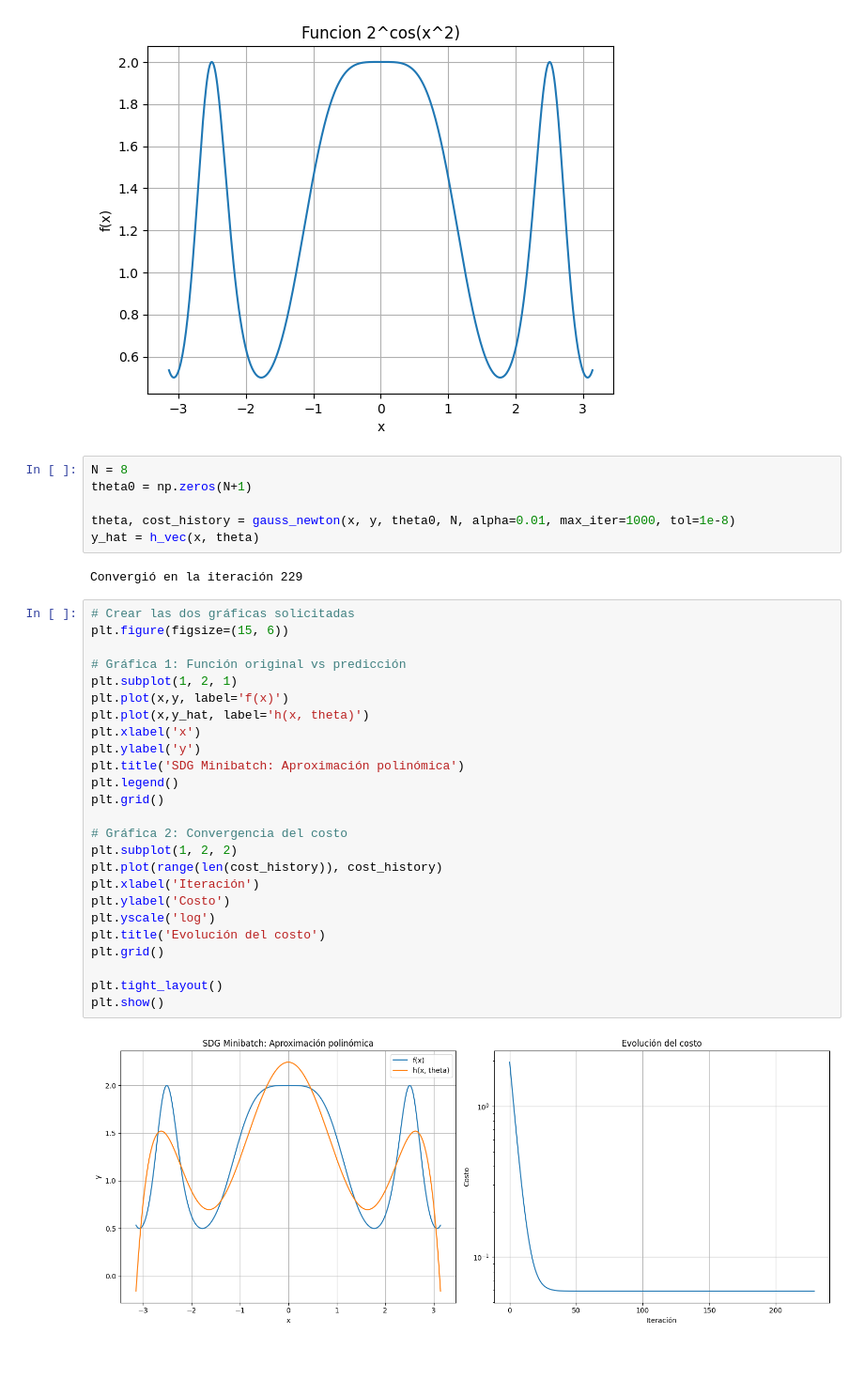
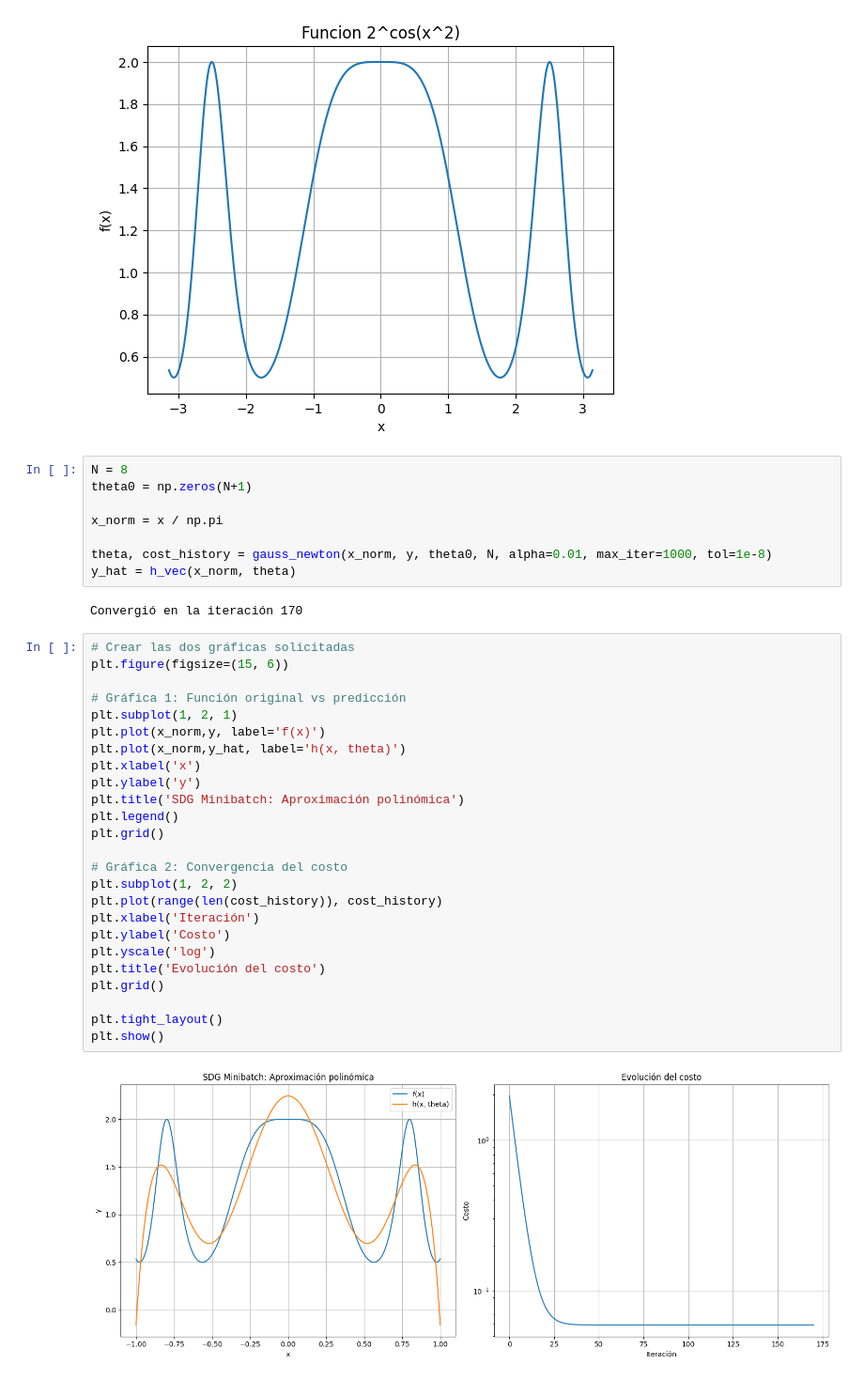
Before and after one commit to zamax14/MEMAD, a Jupyter notebook: T05/p1.ipynb, the cells around one changed output. Shown: that part at 94% size. Cells and saved outputs as stored; diff of their text form; blank space fills up the shorter version.

```diff
--- a/T05/p1.ipynb
+++ b/T05/p1.ipynb
@@ -99,34 +99,36 @@ plt.show()
 N = 8
 theta0 = np.zeros(N+1)
 
-theta, cost_history = gauss_newton(x, y, theta0, N, alpha=0.01, max_iter=1000, tol=1e-8)
-y_hat = h_vec(x, theta)
+x_norm = x / np.pi
+
+theta, cost_history = gauss_newton(x_norm, y, theta0, N, alpha=0.01, max_iter=1000, tol=1e-8)
+y_hat = h_vec(x_norm, theta)
 # %% [output]
-Convergió en la iteración 229
+Convergió en la iteración 170
 # %%
 # Crear las dos gráficas solicitadas
 plt.figure(figsize=(15, 6))
 
 # Gráfica 1: Función original vs predicción
 plt.subplot(1, 2, 1)
-plt.plot(x,y, label='f(x)')
-plt.plot(x,y_hat, label='h(x, theta)')
+plt.plot(x_norm,y, label='f(x)')
+plt.plot(x_norm,y_hat, label='h(x, theta)')
 plt.xlabel('x')
 plt.ylabel('y')
 plt.title('SDG Minibatch: Aproximación polinómica')
 plt.legend()
 plt.grid()
 
 # Gráfica 2: Convergencia del costo
 plt.subplot(1, 2, 2)
 plt.plot(range(len(cost_history)), cost_history)
 plt.xlabel('Iteración')
 plt.ylabel('Costo')
 plt.yscale('log')
 plt.title('Evolución del costo')
 plt.grid()
 
 plt.tight_layout()
 plt.show()
 # %% [output]
-[figure, old version]
+[figure, new version]
```
Also changed, not shown: 3 other files.
